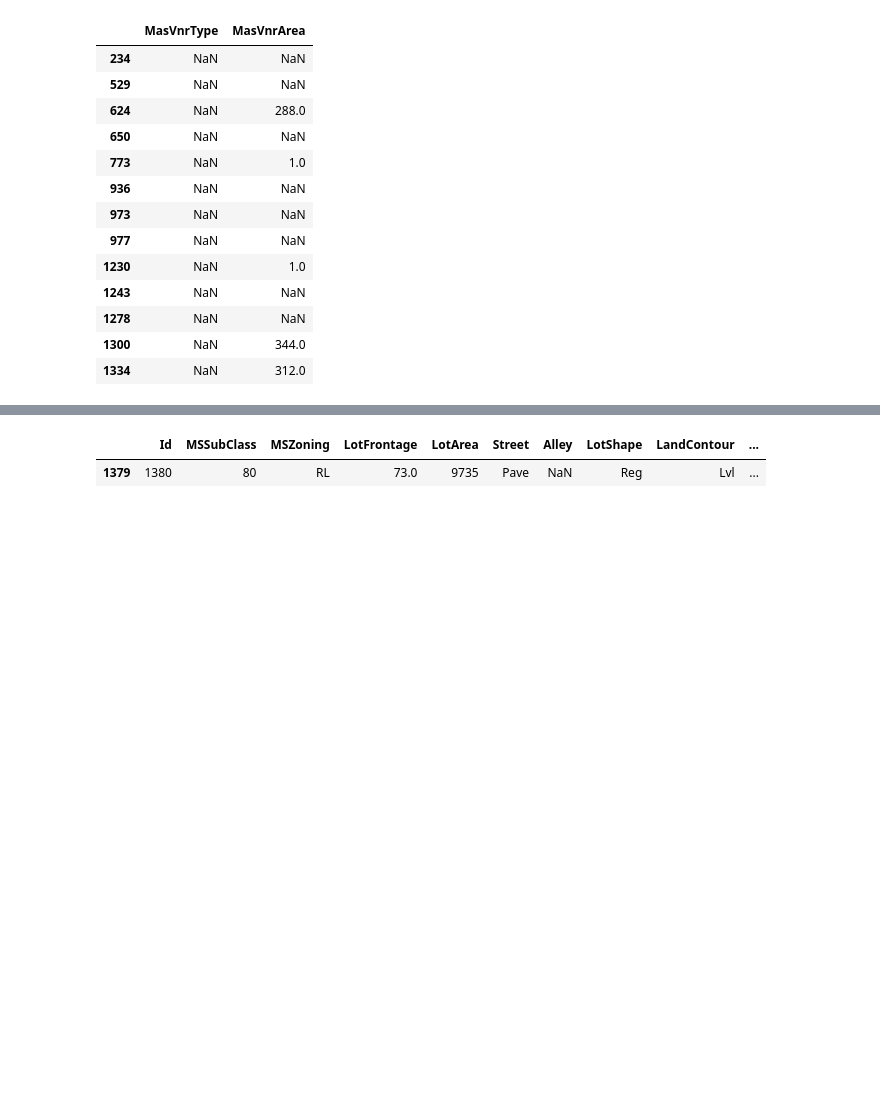
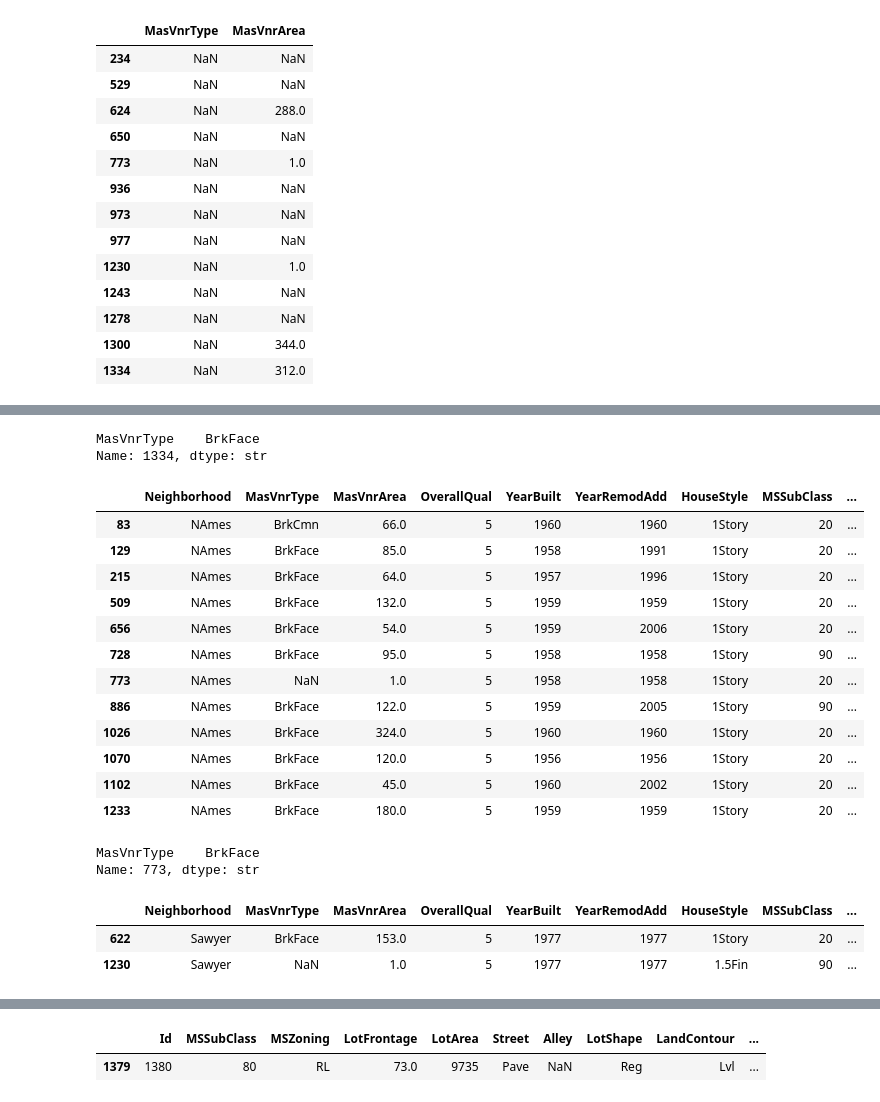
Before and after one commit to kogimurio/house_sales_prediction, a Jupyter notebook: saales_price_predictions.ipynb, the cells around one changed output, grey strips where cells are left out. Saved outputs shown, nothing was run; the diff lists cells and outputs as text; code cells hidden in the pictures; blank space fills up the shorter version.

```diff
--- a/saales_price_predictions.ipynb
+++ b/saales_price_predictions.ipynb
@@ -258,0 +451,29 @@ dataset[dataset['MasVnrType'].isnull() & (dataset['MasVnrArea'] != 0)][['MasVnrT
+# %%
+dataset.loc[1334, ['MasVnrType']] = 'BrkFace'
+# %%
+dataset.loc[1334, ['MasVnrType']]
+# %% [output]
+MasVnrType    BrkFace
+Name: 1334, dtype: str
+# %%
+# Investigating cell 773
+dataset[(dataset['Neighborhood'] == 'NAmes') &
+(dataset['HouseStyle'] == '1Story')&
+(dataset['YearBuilt'].between(1956, 1960))&
+(dataset['OverallQual'] == 5)&
+(dataset['MasVnrArea'] > 0)
+][['Neighborhood', 'MasVnrType', 'MasVnrArea', 'OverallQual', 'YearBuilt', 'YearRemodAdd', 'HouseStyle', 'MSSubClass', 'MSZoning', 'Street', 'Exterior1st', 'Exterior2nd']]
+# %% [output]
+|  | Neighborhood | MasVnrType | MasVnrArea | OverallQual | YearBuilt | YearRemodAdd | HouseStyle | MSSubClass | ... |
+| 83 | NAmes | BrkCmn | 66.0 | 5 | 1960 | 1960 | 1Story | 20 | ... |
+| 129 | NAmes | BrkFace | 85.0 | 5 | 1958 | 1991 | 1Story | 20 | ... |
+| 215 | NAmes | BrkFace | 64.0 | 5 | 1957 | 1996 | 1Story | 20 | ... |
+| 509 | NAmes | BrkFace | 132.0 | 5 | 1959 | 1959 | 1Story | 20 | ... |
+| 656 | NAmes | BrkFace | 54.0 | 5 | 1959 | 2006 | 1Story | 20 | ... |
+| 728 | NAmes | BrkFace | 95.0 | 5 | 1958 | 1958 | 1Story | 90 | ... |
+| 773 | NAmes | NaN | 1.0 | 5 | 1958 | 1958 | 1Story | 20 | ... |
+| 886 | NAmes | BrkFace | 122.0 | 5 | 1959 | 2005 | 1Story | 90 | ... |
+| 1026 | NAmes | BrkFace | 324.0 | 5 | 1960 | 1960 | 1Story | 20 | ... |
+| 1070 | NAmes | BrkFace | 120.0 | 5 | 1956 | 1956 | 1Story | 20 | ... |
+| 1102 | NAmes | BrkFace | 45.0 | 5 | 1960 | 2002 | 1Story | 20 | ... |
+| 1233 | NAmes | BrkFace | 180.0 | 5 | 1959 | 1959 | 1Story | 20 | ... |
@@ -258,0 +482,16 @@ dataset[dataset['MasVnrType'].isnull() & (dataset['MasVnrArea'] != 0)][['MasVnrT
+# %%
+dataset.loc[773, ['MasVnrType']]
+# %% [output]
+MasVnrType    BrkFace
+Name: 773, dtype: str
+# %%
+# Investigating cell 1230
+dataset[(dataset['Neighborhood'] == 'Sawyer') &
+(dataset['YearBuilt'].between(1970, 1985))&
+(dataset['OverallQual'] == 5)&
+(dataset['MasVnrArea'] > 0)
+][['Neighborhood', 'MasVnrType', 'MasVnrArea', 'OverallQual', 'YearBuilt', 'YearRemodAdd', 'HouseStyle', 'MSSubClass', 'MSZoning', 'Street', 'Exterior1st', 'Exterior2nd']]
+# %% [output]
+|  | Neighborhood | MasVnrType | MasVnrArea | OverallQual | YearBuilt | YearRemodAdd | HouseStyle | MSSubClass | ... |
+| 622 | Sawyer | BrkFace | 153.0 | 5 | 1977 | 1977 | 1Story | 20 | ... |
+| 1230 | Sawyer | NaN | 1.0 | 5 | 1977 | 1977 | 1.5Fin | 90 | ... |
```
Also changed, not shown: parts of 24 cells of this notebook.
